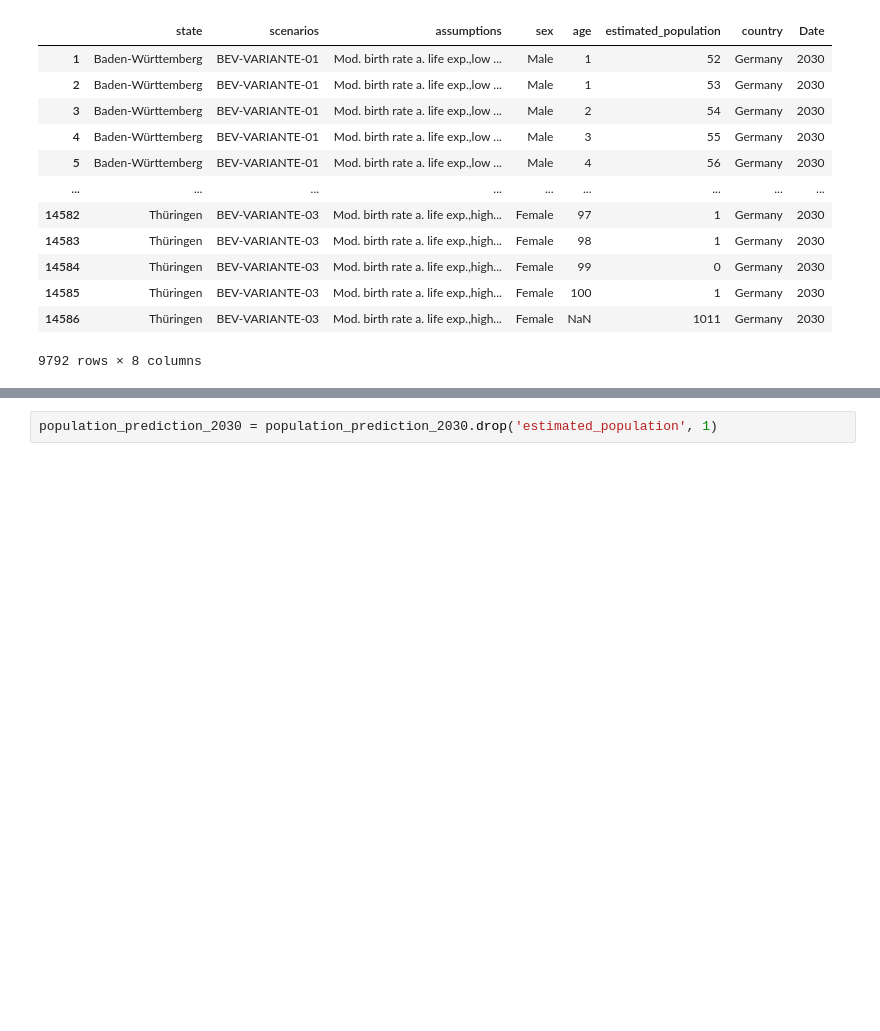
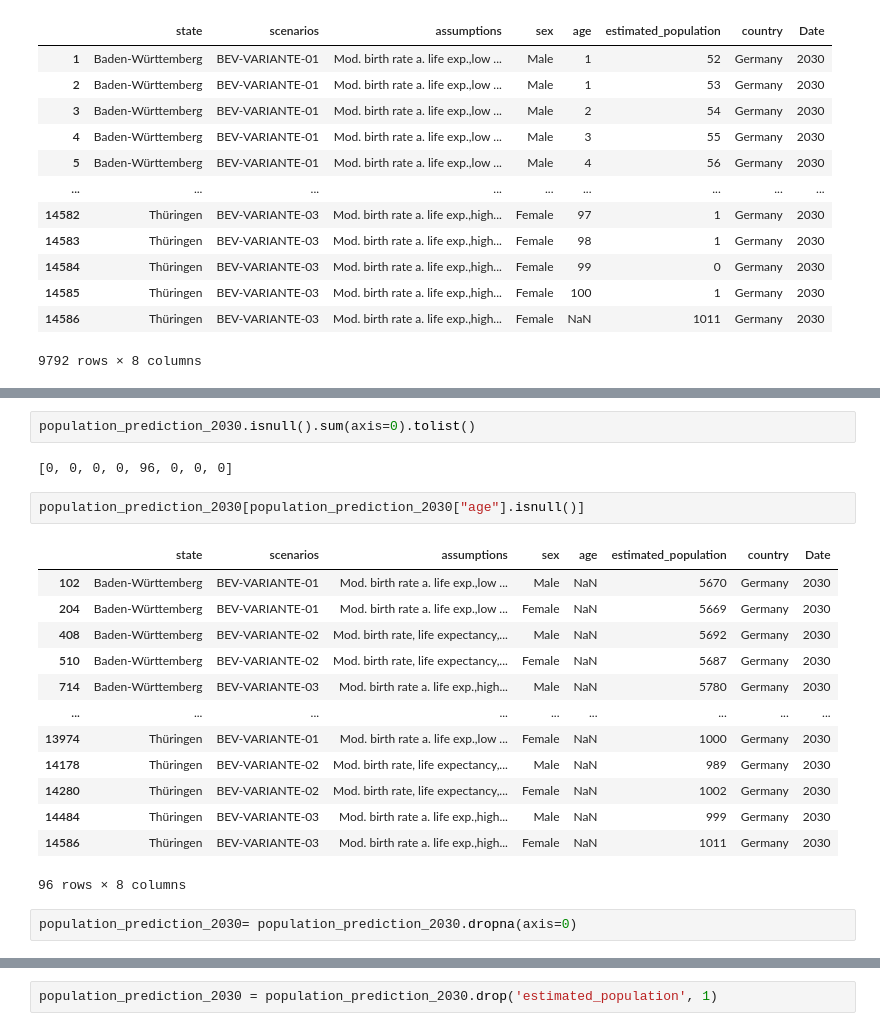
Before and after one commit to deminghh/House-Buyer-Guide, a Jupyter notebook: Request_api_csv.ipynb, the cells around one changed output, grey strips where cells are left out. Cells and saved outputs as stored; diff of their text form; blank space fills up the shorter version.

```diff
--- a/Request_api_csv.ipynb
+++ b/Request_api_csv.ipynb
@@ -271,3 +254,25 @@ See the caveats in the documentation: https://pandas.pydata.org/pandas-docs/stab
+# %%
+population_prediction_2030.isnull().sum(axis=0).tolist()
+# %% [output]
+[0, 0, 0, 0, 96, 0, 0, 0]
+# %%
+population_prediction_2030[population_prediction_2030["age"].isnull()]
+# %% [output]
+|  | state | scenarios | assumptions | sex | age | estimated_population | country | Date |
+| 102 | Baden-Württemberg | BEV-VARIANTE-01 | Mod. birth rate a. life exp.,low ... | Male | NaN | 5670 | Germany | 2030 |
+| 204 | Baden-Württemberg | BEV-VARIANTE-01 | Mod. birth rate a. life exp.,low ... | Female | NaN | 5669 | Germany | 2030 |
+| 408 | Baden-Württemberg | BEV-VARIANTE-02 | Mod. birth rate, life expectancy,... | Male | NaN | 5692 | Germany | 2030 |
+| 510 | Baden-Württemberg | BEV-VARIANTE-02 | Mod. birth rate, life expectancy,... | Female | NaN | 5687 | Germany | 2030 |
+| 714 | Baden-Württemberg | BEV-VARIANTE-03 | Mod. birth rate a. life exp.,high... | Male | NaN | 5780 | Germany | 2030 |
+| ... | ... | ... | ... | ... | ... | ... | ... | ... |
+| 13974 | Thüringen | BEV-VARIANTE-01 | Mod. birth rate a. life exp.,low ... | Female | NaN | 1000 | Germany | 2030 |
+| 14178 | Thüringen | BEV-VARIANTE-02 | Mod. birth rate, life expectancy,... | Male | NaN | 989 | Germany | 2030 |
+| 14280 | Thüringen | BEV-VARIANTE-02 | Mod. birth rate, life expectancy,... | Female | NaN | 1002 | Germany | 2030 |
+| 14484 | Thüringen | BEV-VARIANTE-03 | Mod. birth rate a. life exp.,high... | Male | NaN | 999 | Germany | 2030 |
+| 14586 | Thüringen | BEV-VARIANTE-03 | Mod. birth rate a. life exp.,high... | Female | NaN | 1011 | Germany | 2030 |
+96 rows × 8 columns
+# %%
+population_prediction_2030= population_prediction_2030.dropna(axis=0)
 # %%
 population_prediction_2030.info()
 # %% [output]
```
Also changed, not shown: parts of 12 cells of this notebook.
